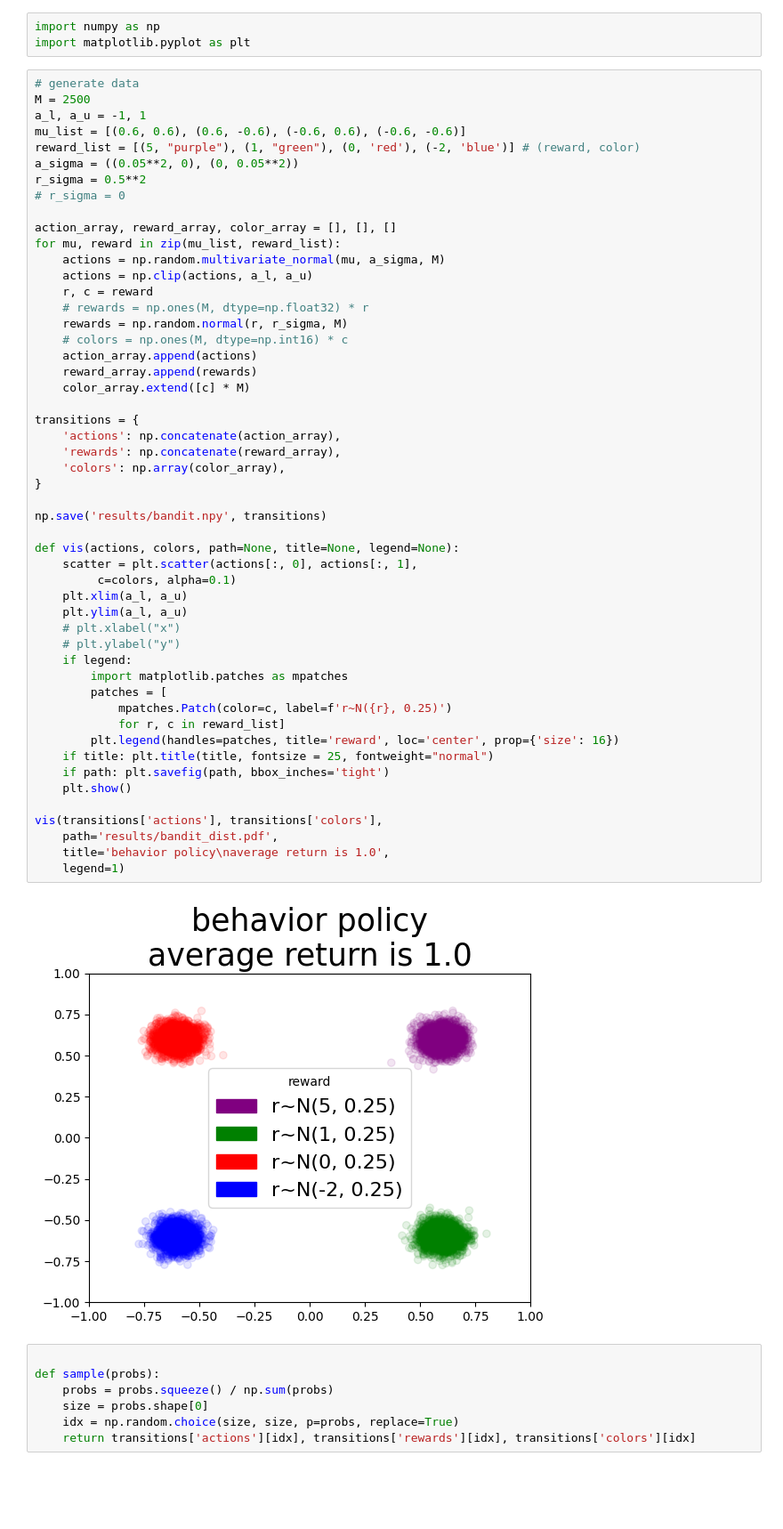
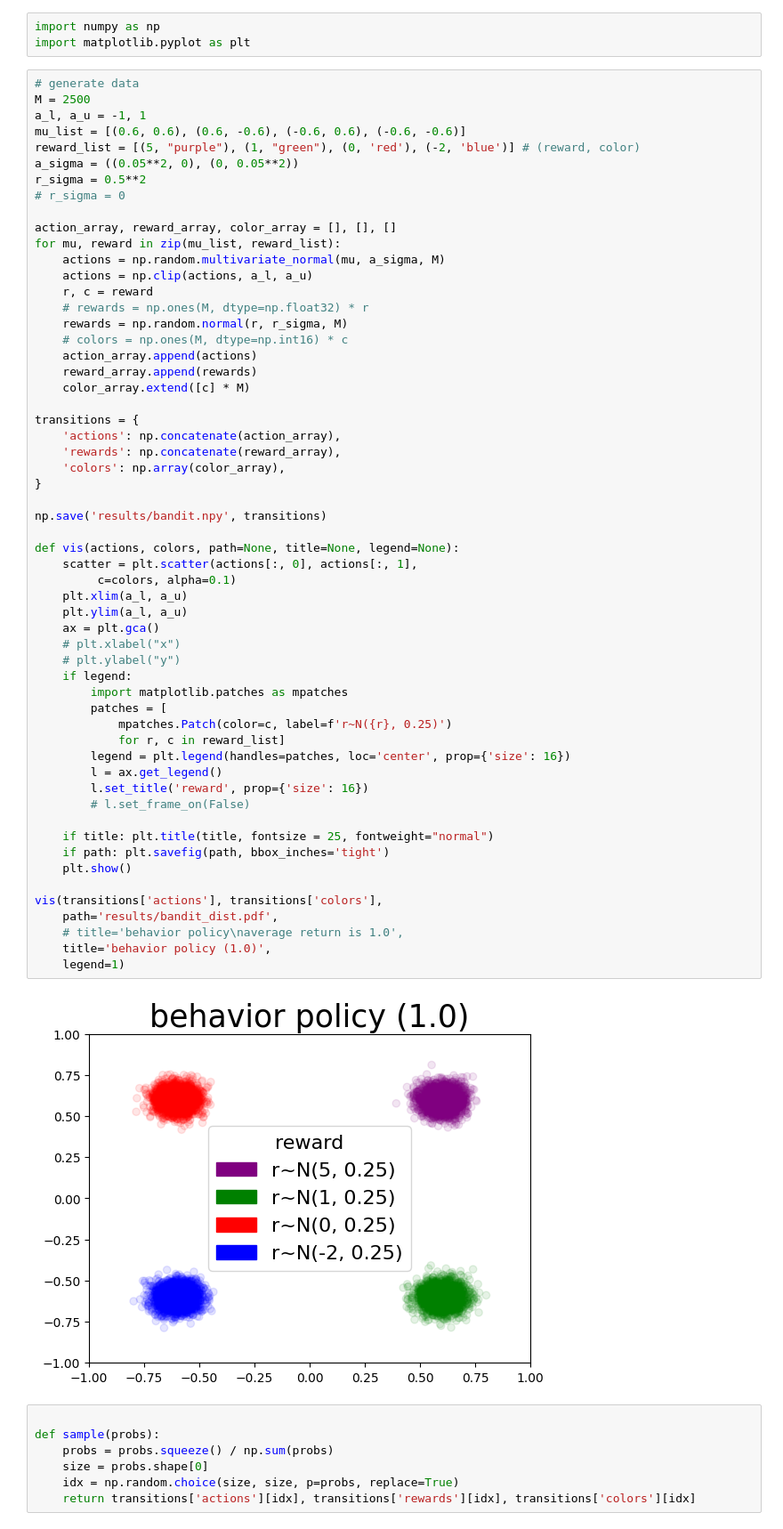
Before and after one commit to sail-sg/OPER, a Jupyter notebook: bandit.ipynb, the cells around one changed output. Shown: that part at 89% size. Cells and saved outputs as stored; diff of their text form; blank space fills up the shorter version.

```diff
--- a/bandit.ipynb
+++ b/bandit.ipynb
@@ -24,36 +24,42 @@ for mu, reward in zip(mu_list, reward_list):
     color_array.extend([c] * M)
 
 transitions = {
     'actions': np.concatenate(action_array),
     'rewards': np.concatenate(reward_array),
     'colors': np.array(color_array),
 }
 
 np.save('results/bandit.npy', transitions)
 
 def vis(actions, colors, path=None, title=None, legend=None):
     scatter = plt.scatter(actions[:, 0], actions[:, 1],
          c=colors, alpha=0.1)
     plt.xlim(a_l, a_u)
     plt.ylim(a_l, a_u)
+    ax = plt.gca()
     # plt.xlabel("x")
     # plt.ylabel("y")
     if legend:
         import matplotlib.patches as mpatches
         patches = [
             mpatches.Patch(color=c, label=f'r~N({r}, 0.25)')
             for r, c in reward_list]
-        plt.legend(handles=patches, title='reward', loc='center', prop={'size': 16})
+        legend = plt.legend(handles=patches, loc='center', prop={'size': 16})
+        l = ax.get_legend()
+        l.set_title('reward', prop={'size': 16})
+        # l.set_frame_on(False)
+
     if title: plt.title(title, fontsize = 25, fontweight="normal")
     if path: plt.savefig(path, bbox_inches='tight')
     plt.show()
 
 vis(transitions['actions'], transitions['colors'],
     path='results/bandit_dist.pdf',
-    title='behavior policy\naverage return is 1.0',
+    # title='behavior policy\naverage return is 1.0',
+    title='behavior policy (1.0)',
     legend=1)
 # %% [output]
-[figure, old version]
+[figure, new version]
 # %%
 
 def sample(probs):
```
Also changed, not shown: parts of 1 cell of this notebook.
